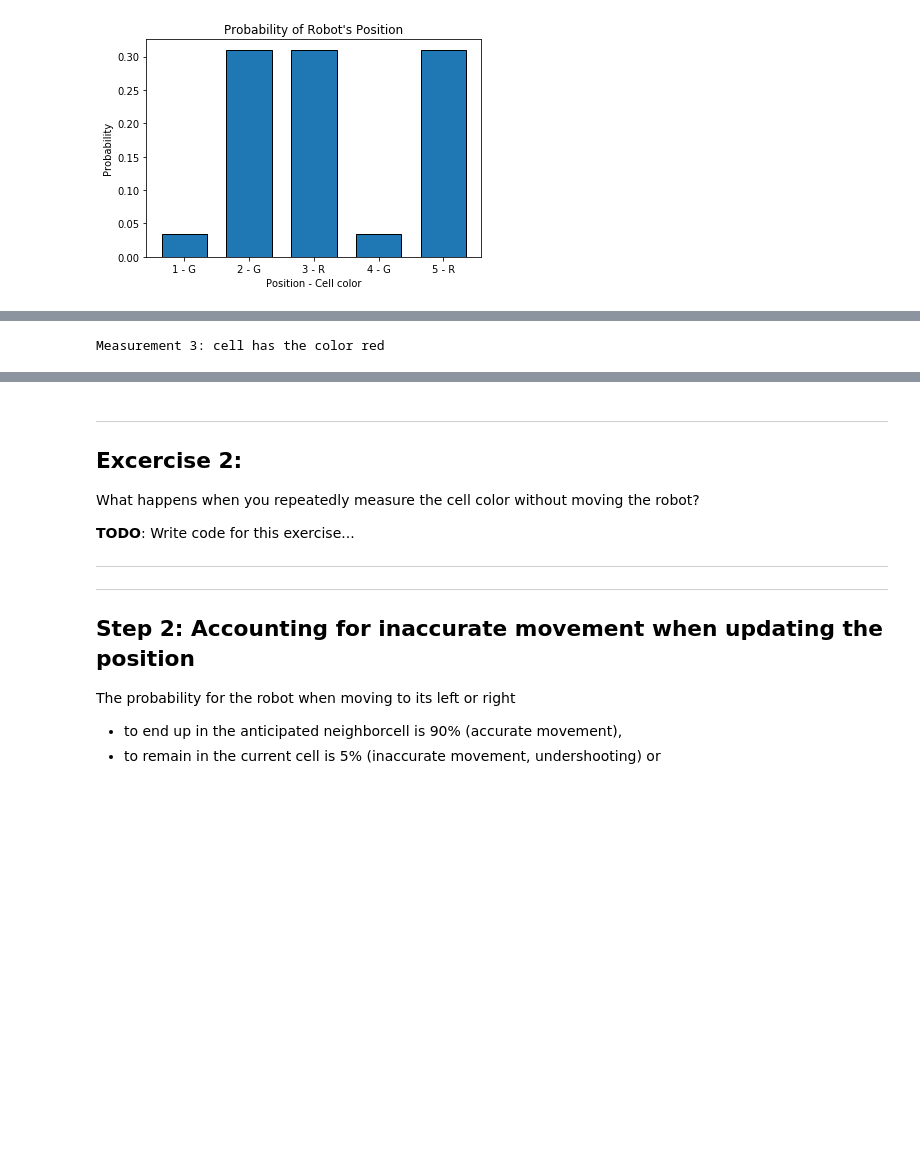
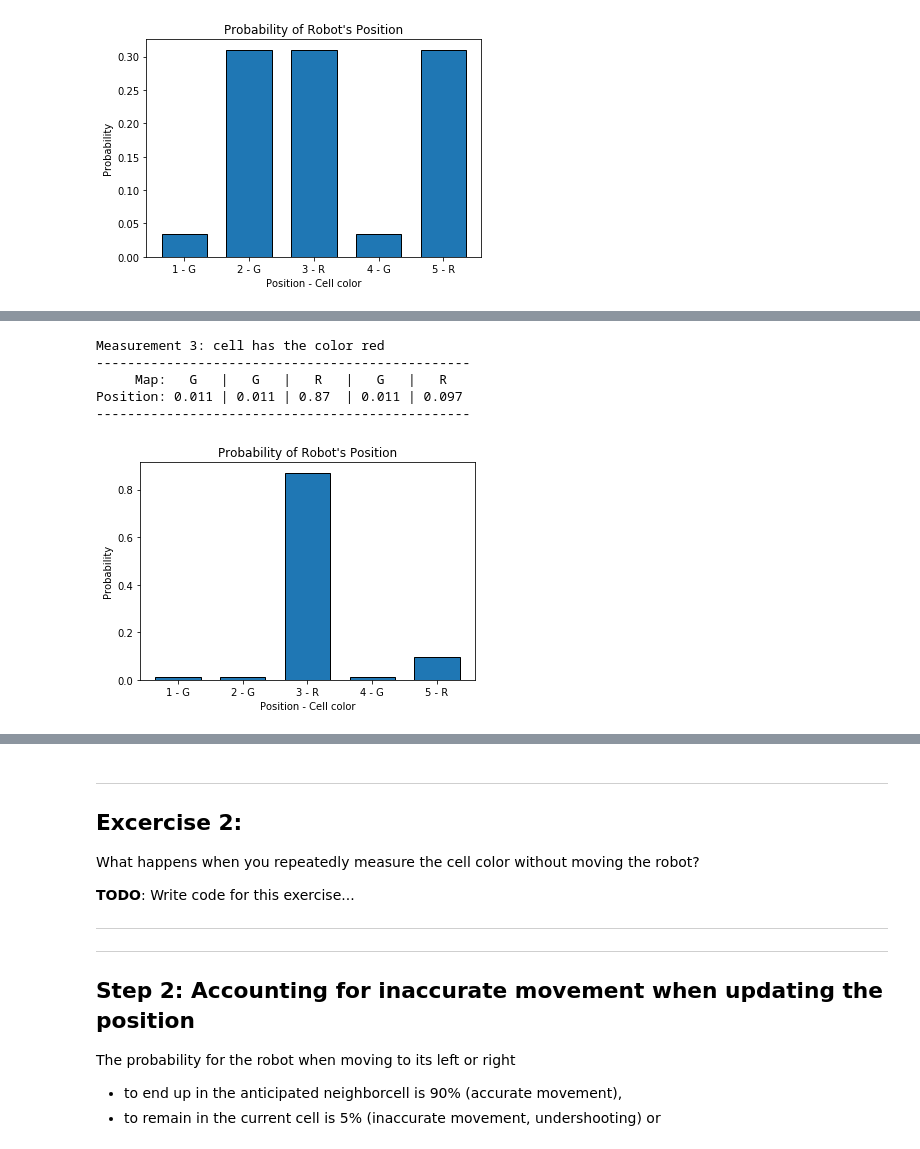
Before and after one commit to fgr/itad2018, a Jupyter notebook: localization1/2_localization_1d_with_noise.ipynb, the cells around one changed output, grey strips where cells are left out. Cells and saved outputs as stored; diff of their text form; code cells hidden in the pictures; blank space fills up the shorter version.

```diff
--- a/localization1/2_localization_1d_with_noise.ipynb
+++ b/localization1/2_localization_1d_with_noise.ipynb
@@ -88,5 +109,13 @@ Movement 2: one cell to the right
 # %%
 print("Measurement 3: cell has the color red")
-# TODO
+beliefs = update_beliefs_given_inaccurate_sensor(
+    worldmap, beliefs, measured_color='R')
+show(worldmap, beliefs)
+show_diagram(worldmap, beliefs)
 # %% [output]
 Measurement 3: cell has the color red
+------------------------------------------------
+     Map:   G   |   G   |   R   |   G   |   R
+Position: 0.011 | 0.011 | 0.87  | 0.011 | 0.097
+------------------------------------------------
+[figure, added]
```
Also changed, not shown: parts of 8 cells of this notebook.
